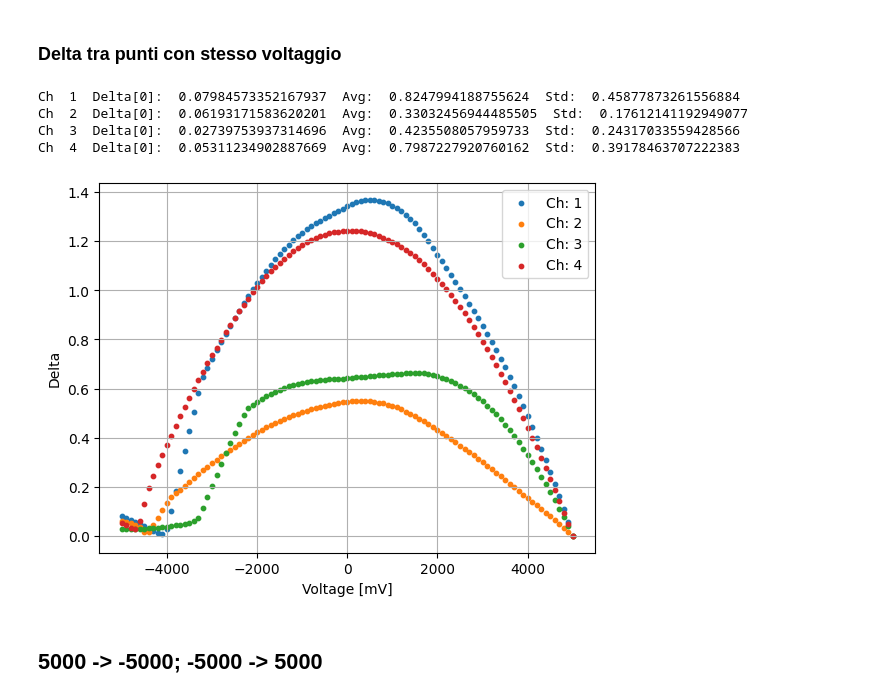
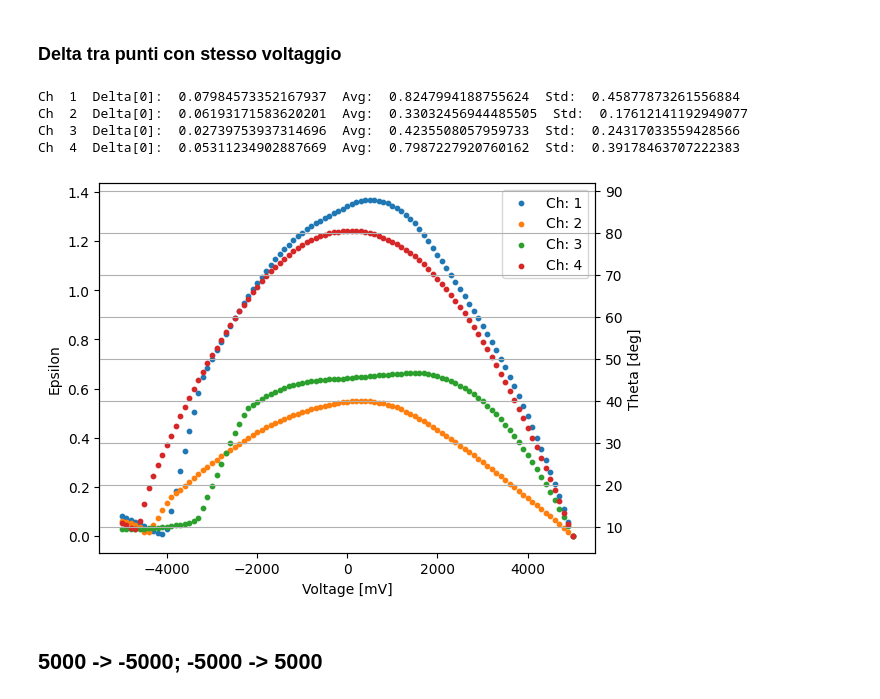
Before and after one commit to TommasoBoscardin/APC-Characterization, a Jupyter notebook: newHysteresisReader.ipynb, the cells around one changed output. Cells and saved outputs as stored; diff of their text form; code cells hidden in the pictures.

Commit message:
Added epsilon to deg convertion and reference system
Added epsilon to deg convertion in newHysteresisReader.ipynb
Added reference system in planes.py to calc angles

```diff
--- a/newHysteresisReader.ipynb
+++ b/newHysteresisReader.ipynb
@@ -54,33 +54,41 @@ for i in range(4):
 # %%
 delta = np.empty(4, dtype=object)
 for i in range( delta.shape[0]):
     delta[i]=[]
 chart = plt.figure()
 ax = chart.add_subplot(111)
+ax2 = ax.twinx()
+def toAngle(x):
+    return np.arccos((2-x**2)/2) * 180/np.pi
 for i in range(4):
     for j in range(0,dim1):
         point_index=dim2-1-j
         #print(data[i,3][j])
         #print(data[i,3][point_index])
         delta[i].append(np.sqrt((data[i,0][j]-data[i,0][point_index])**2+(data[i,1][j]-data[i,1][point_index])**2+(data[i,2][j]-data[i,2][point_index])**2))
     #chart = plt.figure()
     #ax = chart.add_subplot(111)
     # Display data on 2D plot
     ax.scatter(data[i,3][:dim1], delta[i], marker='o', s=10, label=labels[i])
     ax.set_xlabel('Voltage [mV]')
-    ax.set_ylabel('Delta')
-    #ax.set_title('Ch '+str(i+1))
+    ax.set_ylabel('Epsilon')
+    ax.tick_params(axis='y')
+    ymin, ymax = ax.get_ylim()
+    ang= np.array([toAngle(x) for x in [ymin, ymax]])
+    ax2.set_ylim(ang)
+    ax2.set_ylabel('Theta [deg]')
+    ax2.tick_params(axis='y')
     print("Ch ", i+1, " Delta[0]: ", delta[i][0], " Avg: ", np.mean(delta[i])," Std: ", np.std(delta[i]))
 plt.grid()
-plt.legend()
+ax.legend()
 plt.show()
 chart.savefig("img/test2_hysteresis_1.pdf")
 # %% [output]
 Ch  1  Delta[0]:  0.07984573352167937  Avg:  0.8247994188755624  Std:  0.45877873261556884
 Ch  2  Delta[0]:  0.06193171583620201  Avg:  0.33032456944485505  Std:  0.17612141192949077
 Ch  3  Delta[0]:  0.02739753937314696  Avg:  0.4235508057959733  Std:  0.24317033559428566
 Ch  4  Delta[0]:  0.05311234902887669  Avg:  0.7987227920760162  Std:  0.39178463707222383
-[figure, old version]
+[figure, new version]
 # %% [markdown]
 ## 5000 -> -5000; -5000 -> 5000
 # %% [markdown]
```
Also changed, not shown: parts of 3 cells of this notebook, 1 other file.
